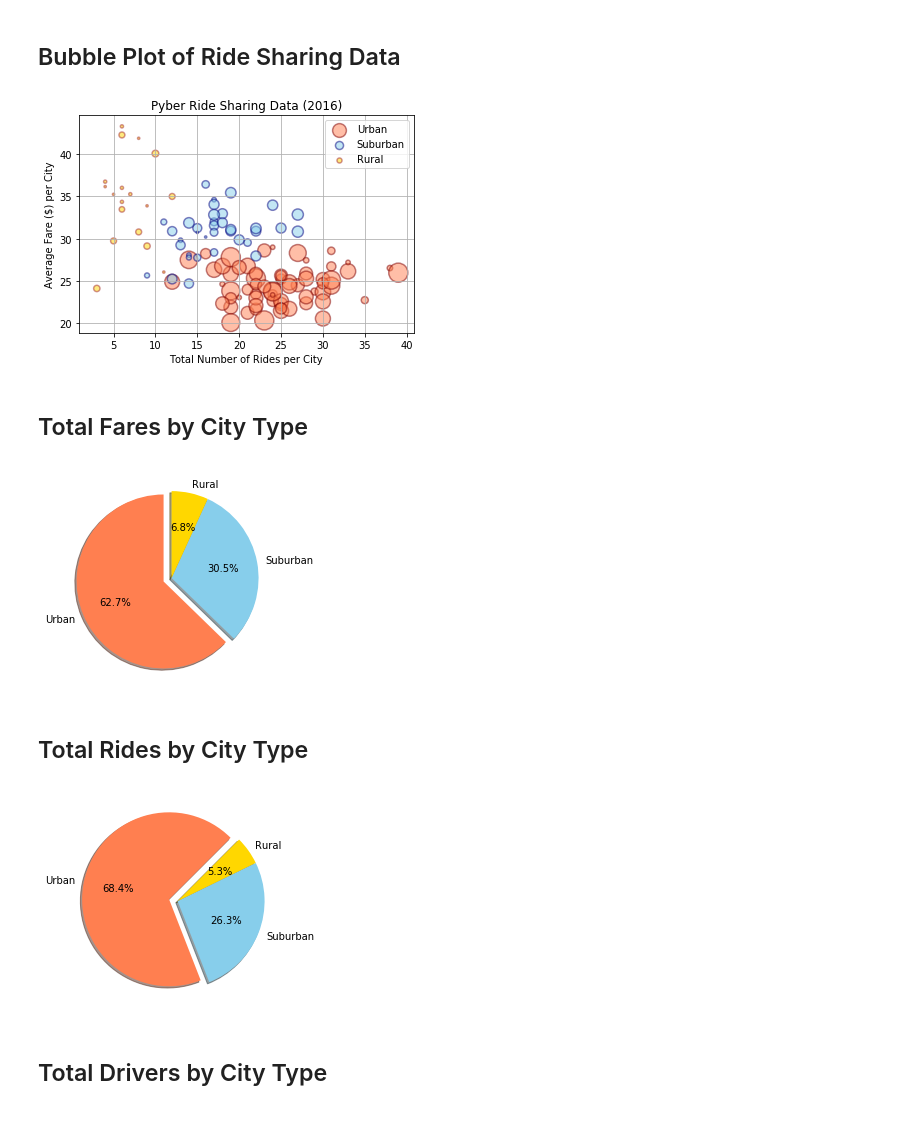
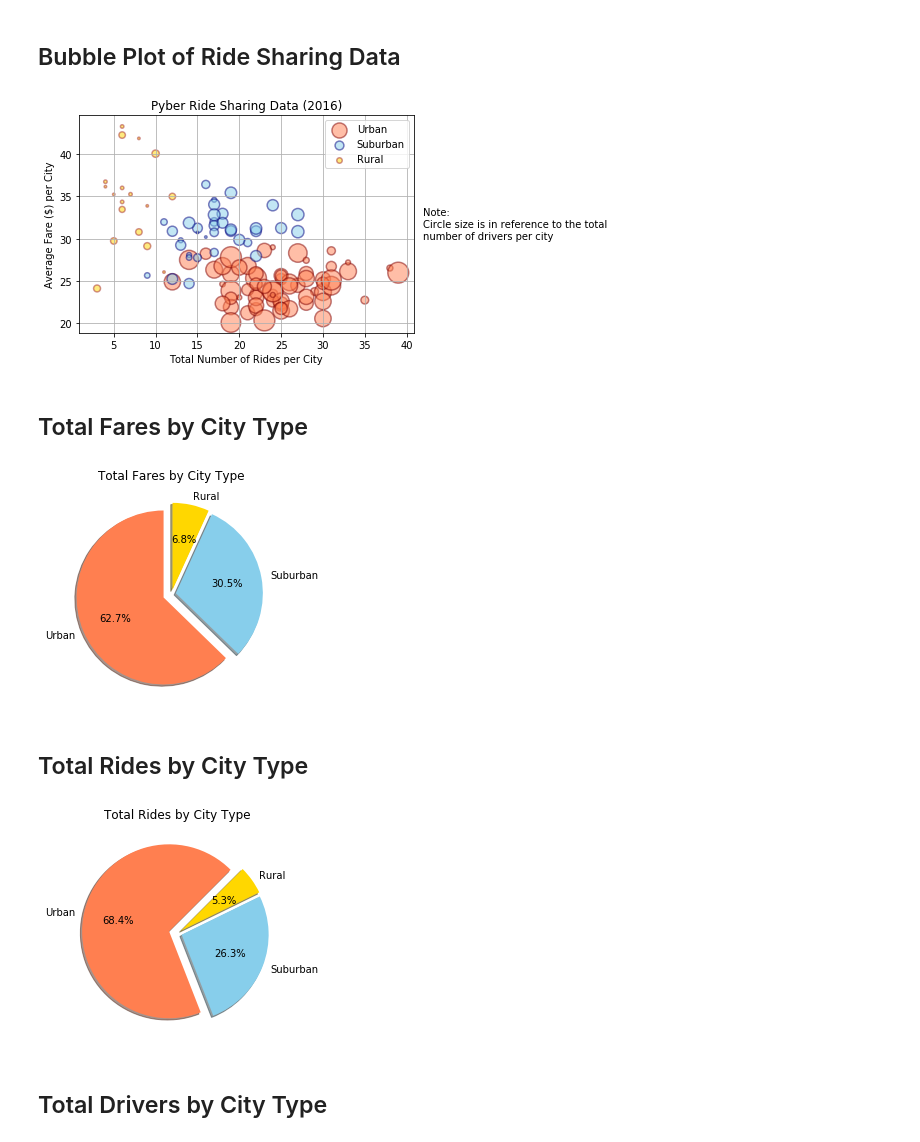
Before and after one commit to swbrummund/HW.05_Pyber, a Jupyter notebook: Pyber/pyber.ipynb, the cells around one changed output. Drawn from its saved outputs; the diff is of its cells as text; code cells hidden in the pictures.

```diff
--- a/Pyber/pyber.ipynb
+++ b/Pyber/pyber.ipynb
@@ -46,37 +46,38 @@ urb_tot_num_rides = urb_city['date'].count()
 urb_tot_fare = urb_city['fare'].sum()
 urb_avg_fare = urb_tot_fare/urb_tot_num_rides
 urb_tot_num_drivers = urb['driver_count']
 
 sub_tot_num_rides = sub_city['date'].count()
 sub_tot_fare = sub_city['fare'].sum()
 sub_avg_fare =  sub_tot_fare/sub_tot_num_rides
 sub_tot_num_drivers = sub['driver_count']
 
 rur_tot_num_rides = rur_city['date'].count()
 rur_tot_fare = rur_city['fare'].sum()
 rur_avg_fare =  rur_tot_fare/rur_tot_num_rides
 rur_tot_num_drivers = rur['driver_count']
 
 # Build the scatter plots for each city types
-urban = plt.scatter(x=urb_tot_num_rides,y=urb_avg_fare,c='coral',s=urb_tot_num_drivers*5,label='Urban',alpha=.5,edgecolors='maroon',linewidths=1.5)
-suburban = plt.scatter(x=sub_tot_num_rides,y=sub_avg_fare,c='skyblue',s=sub_tot_num_drivers*5,label='Suburban',alpha=.5,edgecolors='navy',linewidths=1.5)
-rural = plt.scatter(x=rur_tot_num_rides,y=rur_avg_fare,c='gold',s=rur_tot_num_drivers*5,label='Rural',alpha=.5,edgecolors='brown',linewidths=1.5)
+urban = plt.scatter(x=urb_tot_num_rides,y=urb_avg_fare,c='coral',s=urb_tot_num_drivers*6,label='Urban',alpha=.5,edgecolors='maroon',linewidths=1.5)
+suburban = plt.scatter(x=sub_tot_num_rides,y=sub_avg_fare,c='skyblue',s=sub_tot_num_drivers*6,label='Suburban',alpha=.5,edgecolors='navy',linewidths=1.5)
+rural = plt.scatter(x=rur_tot_num_rides,y=rur_avg_fare,c='gold',s=rur_tot_num_drivers*6,label='Rural',alpha=.5,edgecolors='brown',linewidths=1.5)
 
 # Incorporate the other graph properties
 plt.xlabel('Total Number of Rides per City')
 plt.ylabel('Average Fare ($) per City')
 plt.title('Pyber Ride Sharing Data (2016)')
 plt.grid()
+plt.text(42,30,'Note:\nCircle size is in reference to the total \nnumber of drivers per city')
 
 # Create a legend
 plt.legend(handles=[urban, suburban, rural], loc="best",markerscale=1)
 
 # Incorporate a text label regarding circle size
 
 # Save Figure
 plt.savefig("images/PyberData_2016.png")
 # %% [output]
-[figure, old version]
+[figure, new version]
 # %%
 # Show plot
 plt.show()
@@ -92,11 +93,12 @@ tot_fare = [urb_tot_fare.sum(),sub_tot_fare.sum(),rur_tot_fare.sum()]
 
 # Build Pie Chart
 plt.pie(tot_fare, labels=labels, colors=colors, explode=explode, shadow=True, startangle=90, autopct="%1.1f%%")
+plt.title('Total Fares by City Type')
 
 # Save Figure
 plt.savefig("images/PyberData_2016_TotFaresPie.png")
 # %% [output]
-[figure, old version]
+[figure, new version]
 # %%
 # Show Figure
 plt.show()
@@ -108,11 +110,11 @@ tot_ride = [urb_tot_num_rides.sum(), sub_tot_num_rides.sum(), rur_tot_num_rides.
 
 # Build Pie Chart
 plt.pie(tot_ride, labels=labels, colors=colors, explode=explode, shadow=True, startangle=45, autopct="%1.1f%%")
-
+plt.title('Total Rides by City Type')
 # Save Figure
 plt.savefig("images/PyberData_2016_TotRidesPie.png")
 # %% [output]
-[figure, old version]
+[figure, new version]
 # %%
 # Show Figure
 plt.show()
```
Also changed, not shown: parts of 2 cells of this notebook, 5 other files.
